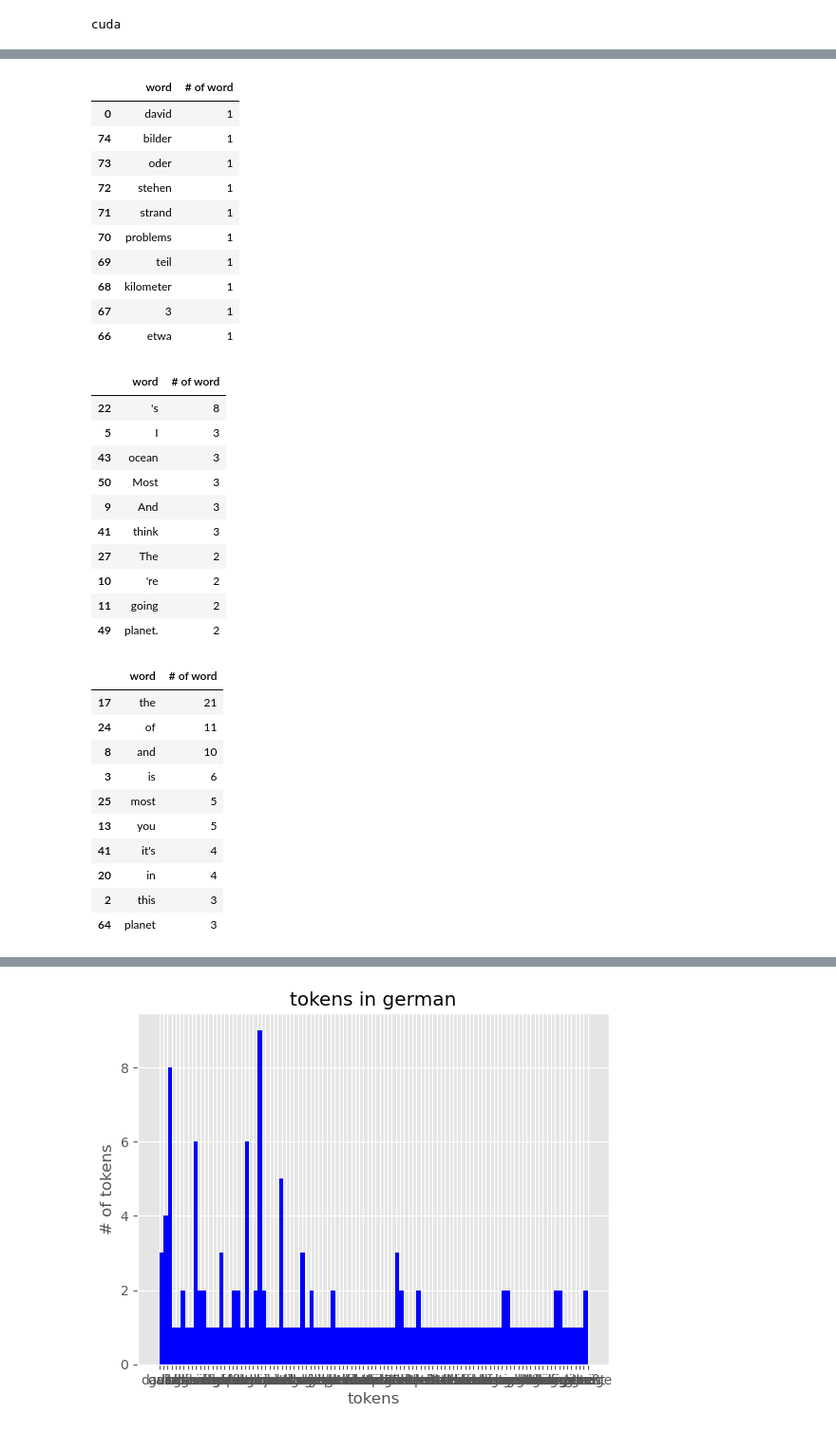
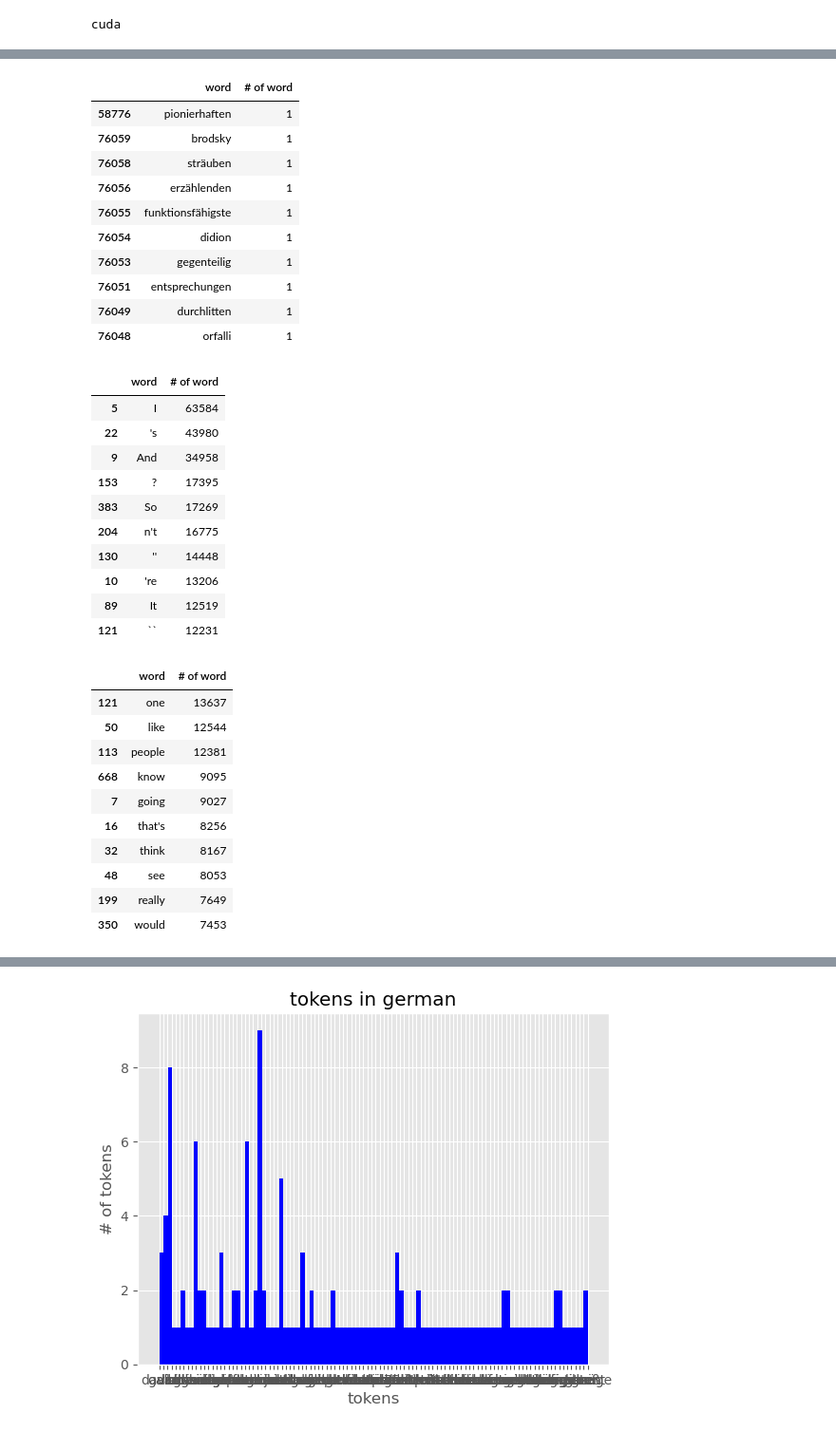
Before and after one commit to Chanwhistle/Transformer_Reimplementation, a Jupyter notebook: Data exploration.ipynb, the cells around one changed output, grey strips where cells are left out. Shown at 95% size. Saved outputs shown, nothing was run; the diff lists cells and outputs as text; code cells hidden in the pictures.

```diff
--- a/Data exploration.ipynb
+++ b/Data exploration.ipynb
@@ -38,7 +38,7 @@ t2w_tokenized_de = text_to_word_sequence(txt_de)
 t2w_tokenized_en = text_to_word_sequence(txt_en)
 # %%
 # remove stopwords
-stop_words = set(stopwords.words('english') + [',', '.', ':', ';', '–', '--', [0-9]])
+stop_words = set(stopwords.words('english') + [',', '.', ':', ';', '–', '--'])
 
 clean_words_de = []
 for word in tokenized_de:
@@ -135,16 +135,16 @@ df_clean_words_de.sort_values(by=['# of word']).head(10)
 df_t2w_tokenized_de.sort_values(by=['# of word']).head(10)
 # %% [output]
 |  | word | # of word |
-| 0 | david | 1 |
-| 74 | bilder | 1 |
-| 73 | oder | 1 |
-| 72 | stehen | 1 |
-| 71 | strand | 1 |
-| 70 | problems | 1 |
-| 69 | teil | 1 |
-| 68 | kilometer | 1 |
-| 67 | 3 | 1 |
-| 66 | etwa | 1 |
+| 58776 | pionierhaften | 1 |
+| 76059 | brodsky | 1 |
+| 76058 | sträuben | 1 |
+| 76056 | erzählenden | 1 |
+| 76055 | funktionsfähigste | 1 |
+| 76054 | didion | 1 |
+| 76053 | gegenteilig | 1 |
+| 76051 | entsprechungen | 1 |
+| 76049 | durchlitten | 1 |
+| 76048 | orfalli | 1 |
 # %%
 # dataframe of english top-10 word frequency by TreebankWordTokenizer
 df_clean_words_en = pd.DataFrame(list(count_elements(clean_words_en).items()),
@@ -153,34 +153,34 @@ df_clean_words_en = pd.DataFrame(list(count_elements(clean_words_en).items()),
 df_clean_words_en.sort_values(by=['# of word'], ascending=False).head(10)
 # %% [output]
 |  | word | # of word |
-| 22 | 's | 8 |
-| 5 | I | 3 |
-| 43 | ocean | 3 |
-| 50 | Most | 3 |
-| 9 | And | 3 |
-| 41 | think | 3 |
-| 27 | The | 2 |
-| 10 | 're | 2 |
-| 11 | going | 2 |
-| 49 | planet. | 2 |
+| 5 | I | 63584 |
+| 22 | 's | 43980 |
+| 9 | And | 34958 |
+| 153 | ? | 17395 |
+| 383 | So | 17269 |
+| 204 | n't | 16775 |
+| 130 | '' | 14448 |
+| 10 | 're | 13206 |
+| 89 | It | 12519 |
+| 121 | `` | 12231 |
 # %%
 # dataframe of english top-10 word frequency by t2w
-df_t2w_tokenized_en = pd.DataFrame(list(count_elements(clean_words_de_2).items()),
+df_t2w_tokenized_en = pd.DataFrame(list(count_elements(clean_words_en_2).items()),
                                       columns=['word','# of word'])
 
 df_t2w_tokenized_en.sort_values(by=['# of word'], ascending=False).head(10)
 # %% [output]
 |  | word | # of word |
-| 17 | the | 21 |
-| 24 | of | 11 |
-| 8 | and | 10 |
-| 3 | is | 6 |
-| 25 | most | 5 |
-| 13 | you | 5 |
-| 41 | it's | 4 |
-| 20 | in | 4 |
-| 2 | this | 3 |
-| 64 | planet | 3 |
+| 121 | one | 13637 |
+| 50 | like | 12544 |
+| 113 | people | 12381 |
+| 668 | know | 9095 |
+| 7 | going | 9027 |
+| 16 | that's | 8256 |
+| 32 | think | 8167 |
+| 48 | see | 8053 |
+| 199 | really | 7649 |
+| 350 | would | 7453 |
 # %%
 # dataframe of english bottom-10 word frequency
 df_clean_words_en.sort_values(by=['# of word']).head(10)
```
Also changed, not shown: parts of 7 cells of this notebook.
